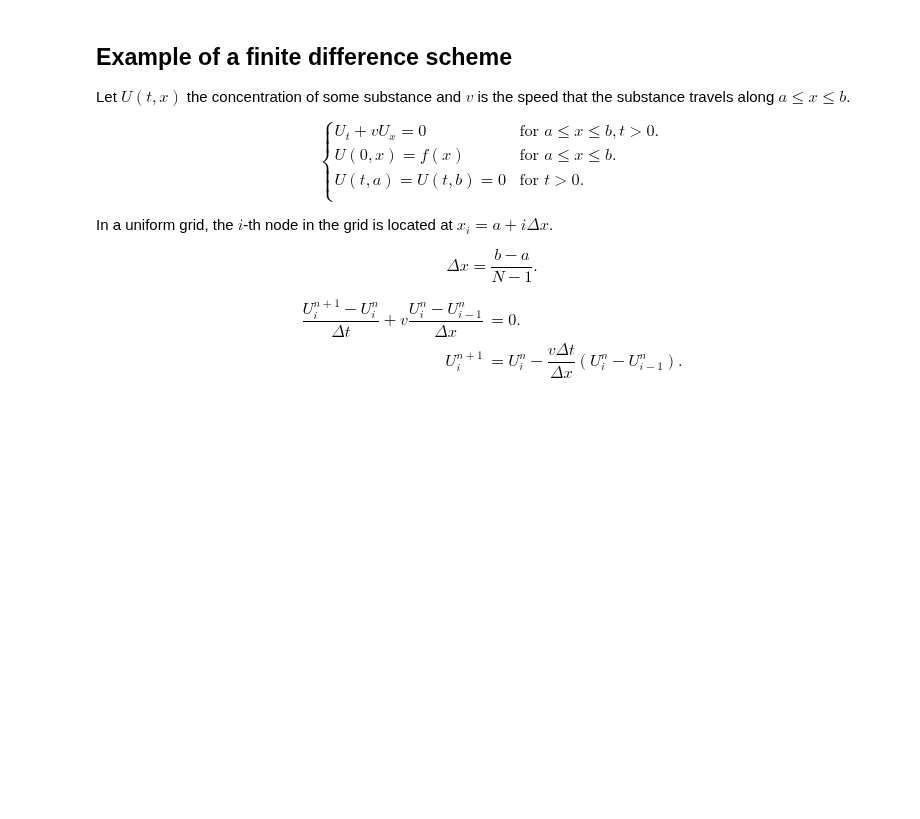
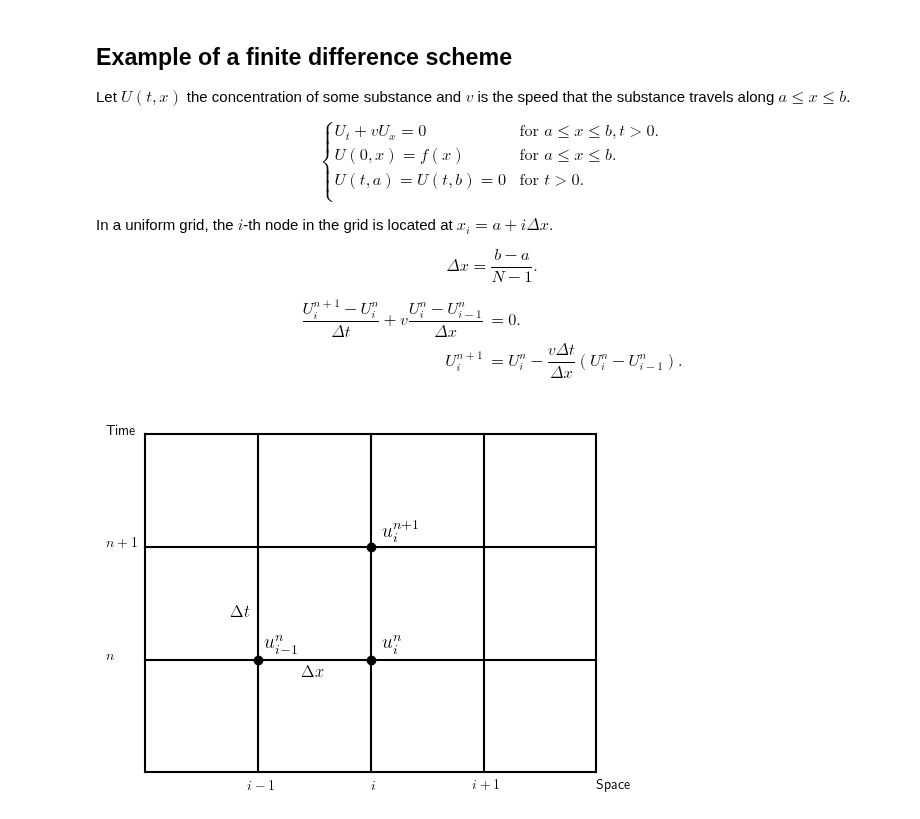
Before and after one commit to cpp-review-dune/python-pde, a Jupyter notebook: pde-book/notes-fda.ipynb, the cells around one changed output. Drawn from its saved outputs; the diff is of its cells as text; code cells hidden in the pictures; blank space fills up the shorter version.

```diff
--- a/pde-book/notes-fda.ipynb
+++ b/pde-book/notes-fda.ipynb
@@ -427,29 +521,35 @@ U^{n}_{i}-
 \end{aligned}
 $$
 # %%
-fig = plt.figure(figsize=(5, 4))
+fig = plt.figure()
 for i in range(4):
     plt.plot((0, 4), (i, i), "k")
+
 for j in range(5):
     plt.plot((j, j), (0, 3), "k")
+
 plt.plot(2, 2, "ko")
 plt.plot(2, 1, "ko")
 plt.plot(1, 1, "ko")
+
 ax = fig.gca()
 ax.axis("off")
 ax.axis("equal")
-plt.text(1, -0.25, "$i-1$")
-plt.text(2, -0.25, "$i$")
-plt.text(3, -0.25, "$i+1$")
-plt.text(1.38, 0.85, r"$\Delta x$")
-plt.text(2.1, 1.1, "$u^n_i$")
-plt.text(2.1, 2.1, "$u^{n+1}_i$")
-plt.text(1.05, 1.1, "$u^{n}_{i-1}$")
-plt.text(0.75, 1.38, r"$\Delta t$")
-plt.text(-0.45, 1, "$n$")
-plt.text(-0.45, 2, "$n+1$")
-plt.text(-0.45, 3, "time")
-plt.text(4, -0.25, "space");
+
+plt.text(0.9, -0.15, "$i-1$")
+plt.text(2, -0.15, "$i$")
+plt.text(2.9, -0.15, "$i+1$")
+plt.text(2.1, 1.1, "$u^n_i$", fontsize=14)
+plt.text(2.1, 2.1, "$u^{n+1}_i$", fontsize=14)
+plt.text(1.05, 1.1, "$u^{n}_{i-1}$", fontsize=14)
+plt.text(1.38, 0.85, r"$\Delta x$", fontsize=12)
+plt.text(0.75, 1.38, r"$\Delta t$", fontsize=12)
+plt.text(-0.35, 1, "$n$")
+plt.text(-0.35, 2, "$n+1$")
+plt.text(-0.35, 3, "Time")
+plt.text(4, -0.15, "Space");
+# %% [output]
+[figure, added]
 # %%
 N = 11  # number of nodes
 number_iterations = 3
```
Also changed, not shown: parts of 59 cells of this notebook, 1 other file.
